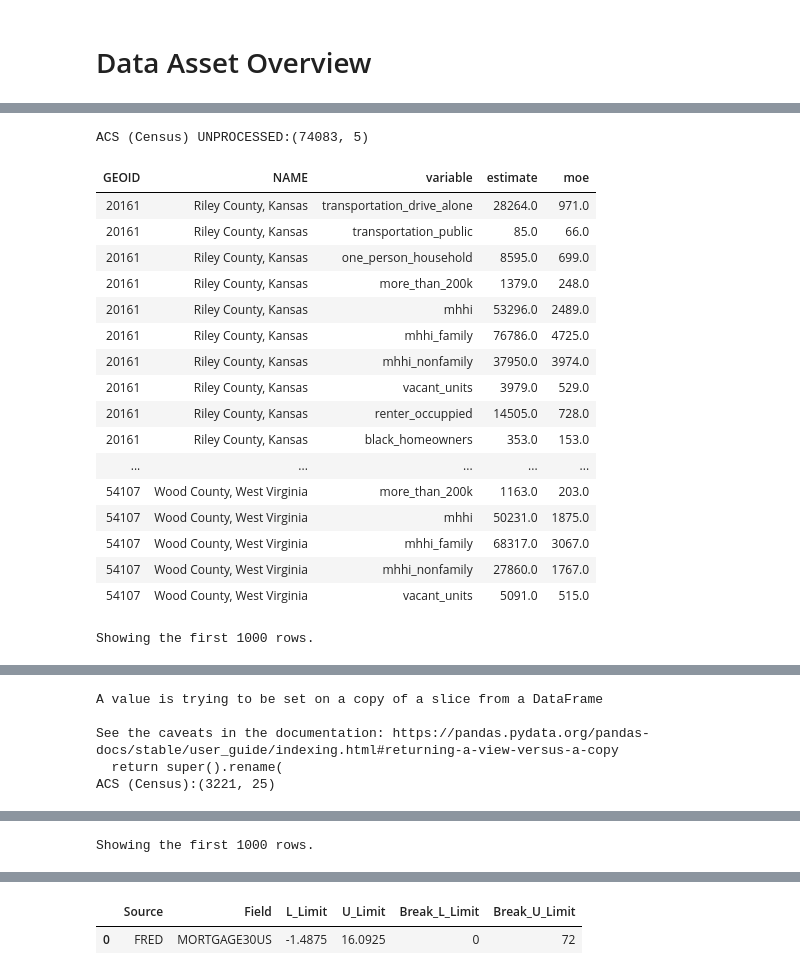
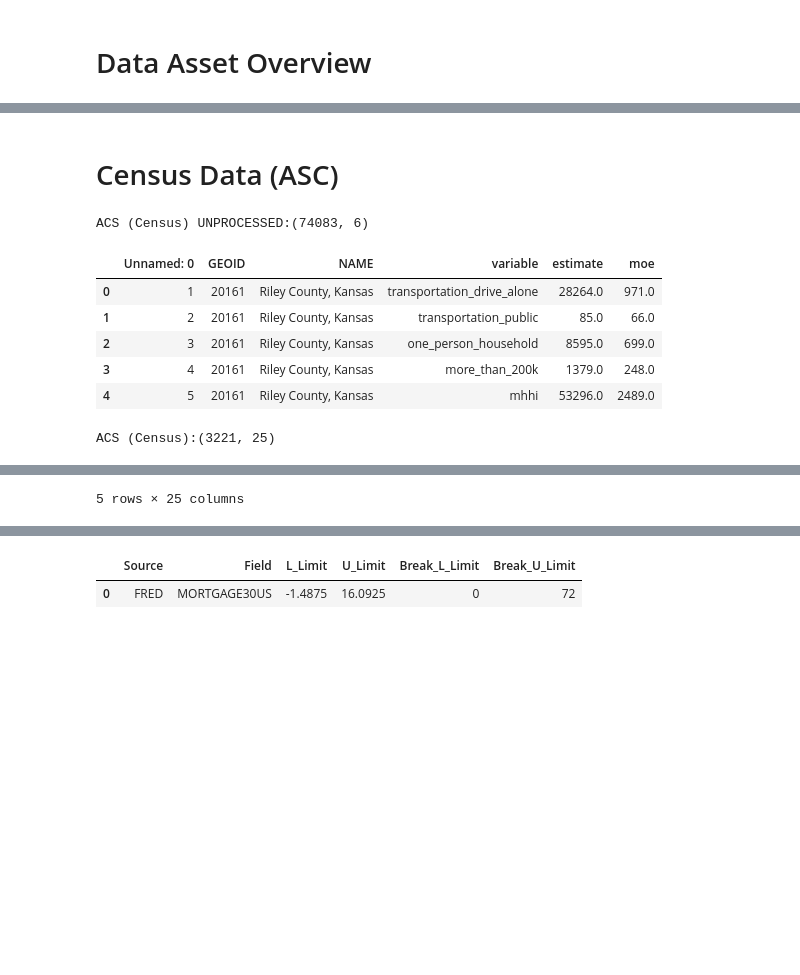
Before and after one commit to RyanZimmermanNWU/Northwestern-MSDS-Capstone-2023, a Jupyter notebook: Scripts/a. EDA.ipynb, the cells around one changed output, grey strips where cells are left out. Drawn from its saved outputs; the diff is of its cells as text; code cells hidden in the pictures; blank space fills up the shorter version.

```diff
--- a/Scripts/a. EDA.ipynb
+++ b/Scripts/a. EDA.ipynb
@@ -6,12 +11,12 @@ import numpy as np
 # %% [markdown]
 # Data Asset Overview
 # %%
-Crosswalk = pd.read_csv('https://raw.githubusercontent.com/mattlibonati/Temp_data/main/Crosswalk')
-ACS       = pd.read_csv('https://raw.githubusercontent.com/mattlibonati/Temp_data/main/asc.csv').drop(columns = ['Unnamed: 0'])
-FHFA      = pd.read_csv('https://raw.githubusercontent.com/mattlibonati/Temp_data/main/FHFA.csv')
-FRED      = pd.read_csv('https://raw.githubusercontent.com/mattlibonati/Temp_data/main/FRED.csv')
+Crosswalk = pd.read_csv(r'https://raw.githubusercontent.com/mattlibonati/Northwestern-MSDS-Capstone-2023/main/Data/Crosswalk.csv',encoding = "cp1252")
+ACS       = pd.read_csv('https://raw.githubusercontent.com/mattlibonati/Northwestern-MSDS-Capstone-2023/main/Data/raw_data/census_raw.csv')
+FHFA      = pd.read_csv('https://raw.githubusercontent.com/mattlibonati/Northwestern-MSDS-Capstone-2023/main/Data/raw_data/fhfa_raw.csv').drop(columns='Warning')
+FRED      = pd.read_csv('https://raw.githubusercontent.com/mattlibonati/Northwestern-MSDS-Capstone-2023/main/Data/raw_data/fred_raw.csv')
 #BLS       = pd.read_csv('https://raw.githubusercontent.com/mattlibonati/Temp_data/main/Crosswalk')
 #Zillow    = pd.read_csv('https://raw.githubusercontent.com/mattlibonati/Temp_data/main/Crosswalk')
-Redfin    = pd.read_csv('https://raw.githubusercontent.com/mattlibonati/Temp_data/main/redfin_sample.csv')
+Redfin    = pd.read_csv('https://raw.githubusercontent.com/mattlibonati/Northwestern-MSDS-Capstone-2023/main/Data/redfin.csv')
 # %%
 print(f'Crosswalk:{Crosswalk.shape}')
@@ -27,46 +32,38 @@ Crosswalk:(3144, 10)
+# %% [markdown]
+# Census Data (ASC)
 # %%
 print(f'ACS (Census) UNPROCESSED:{ACS.shape}')
-ACS.display()
+display(ACS.head())
 
 # create tabular dataset
 ASC_1 = ACS[ACS['variable'] == 'mean_household_size_owner']
 ASC_1.rename(columns = {'estimate':'mean_household_size_owner'}, inplace = True)
 ASC_1 = ASC_1[['GEOID','NAME','mean_household_size_owner']]
 
 for var in [var for var in ACS.variable.unique() if var != 'mean_household_size_owner']:
-  tmp_df = ACS[ACS['variable'] == var]
-  tmp_df.rename(columns = {'estimate':var}, inplace = True)
-  tmp_df = tmp_df[['GEOID','NAME',var]]
-  ASC_1 = pd.merge(ASC_1,tmp_df,on=['GEOID','NAME'],how='outer')
+    tmp_df = ACS[ACS['variable'] == var]
+    tmp_df.rename(columns = {'estimate':var}, inplace = True)
+    tmp_df = tmp_df[['GEOID','NAME',var]]
+    ASC_1 = pd.merge(ASC_1,tmp_df,on=['GEOID','NAME'],how='outer')
 
 print(f'ACS (Census):{ASC_1.shape}')
-ASC_1.display()
+display(ASC_1.head())
 
 # Correlation Matrix
 plt.rcParams['figure.figsize'] = [15, 10]
 ASC_1_correls = ASC_1[[col for col in ASC_1.columns if col not in ('GEOID')]]
 sns.heatmap(ASC_1_correls.corr(), annot=True).set(title='Census Data Correlation Matrix')
 plt.show()
 
 # data details
-data_details(ASC_1,'Census')
+census_data_details = data_details(ASC_1,'Census')
+census_data_details.head()
 # %% [output]
-ACS (Census) UNPROCESSED:(74083, 5)
+ACS (Census) UNPROCESSED:(74083, 6)
-| GEOID | NAME | variable | estimate | moe |
-| 20161 | Riley County, Kansas | transportation_drive_alone | 28264.0 | 971.0 |
-| 20161 | Riley County, Kansas | transportation_public | 85.0 | 66.0 |
-| 20161 | Riley County, Kansas | one_person_household | 8595.0 | 699.0 |
-| 20161 | Riley County, Kansas | more_than_200k | 1379.0 | 248.0 |
-| 20161 | Riley County, Kansas | mhhi | 53296.0 | 2489.0 |
-| 20161 | Riley County, Kansas | mhhi_family | 76786.0 | 4725.0 |
-| 20161 | Riley County, Kansas | mhhi_nonfamily | 37950.0 | 3974.0 |
-| 20161 | Riley County, Kansas | vacant_units | 3979.0 | 529.0 |
-| 20161 | Riley County, Kansas | renter_occuppied | 14505.0 | 728.0 |
-| 20161 | Riley County, Kansas | black_homeowners | 353.0 | 153.0 |
-| ... | ... | ... | ... | ... |
-| 54107 | Wood County, West Virginia | more_than_200k | 1163.0 | 203.0 |
-| 54107 | Wood County, West Virginia | mhhi | 50231.0 | 1875.0 |
-| 54107 | Wood County, West Virginia | mhhi_family | 68317.0 | 3067.0 |
-| 54107 | Wood County, West Virginia | mhhi_nonfamily | 27860.0 | 1767.0 |
-| 54107 | Wood County, West Virginia | vacant_units | 5091.0 | 515.0 |
+|  | Unnamed: 0 | GEOID | NAME | variable | estimate | moe |
+| 0 | 1 | 20161 | Riley County, Kansas | transportation_drive_alone | 28264.0 | 971.0 |
+| 1 | 2 | 20161 | Riley County, Kansas | transportation_public | 85.0 | 66.0 |
+| 2 | 3 | 20161 | Riley County, Kansas | one_person_household | 8595.0 | 699.0 |
+| 3 | 4 | 20161 | Riley County, Kansas | more_than_200k | 1379.0 | 248.0 |
+| 4 | 5 | 20161 | Riley County, Kansas | mhhi | 53296.0 | 2489.0 |
-Showing the first 1000 rows.
+ACS (Census):(3221, 25)
@@ -73,5 +76 @@ Showing the first 1000 rows.
-A value is trying to be set on a copy of a slice from a DataFrame
-
-See the caveats in the documentation: https://pandas.pydata.org/pandas-docs/stable/user_guide/indexing.html#returning-a-view-versus-a-copy
-  return super().rename(
-ACS (Census):(3221, 25)
+5 rows × 25 columns
@@ -95,3 +77,2 @@ ACS (Census):(3221, 25)
-Showing the first 1000 rows.
 [figure]
 |  | Field | Format | source | Missing Ratio % | Unique_Values | Number of Unique Values |
```
Also changed, not shown: parts of 38 cells of this notebook.
